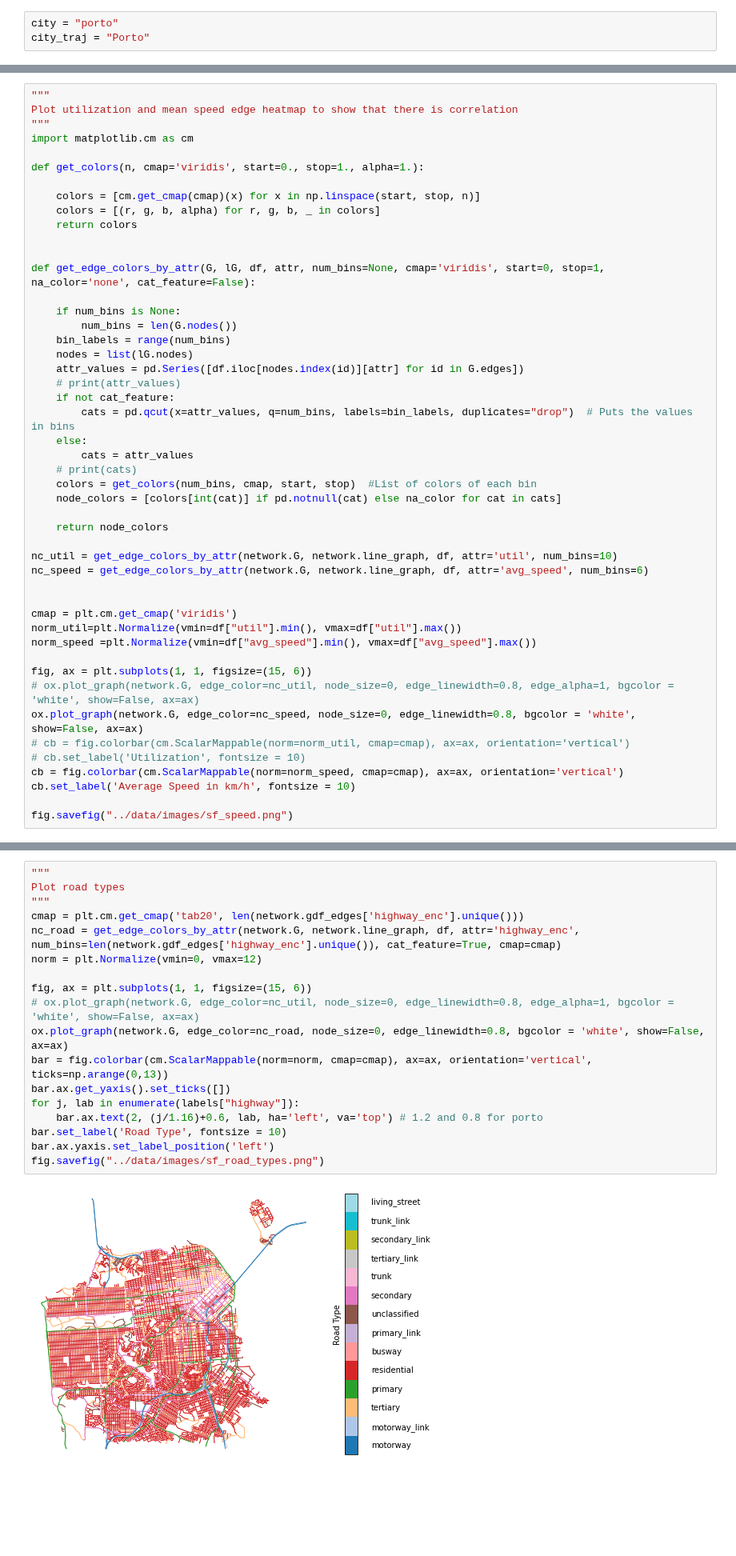
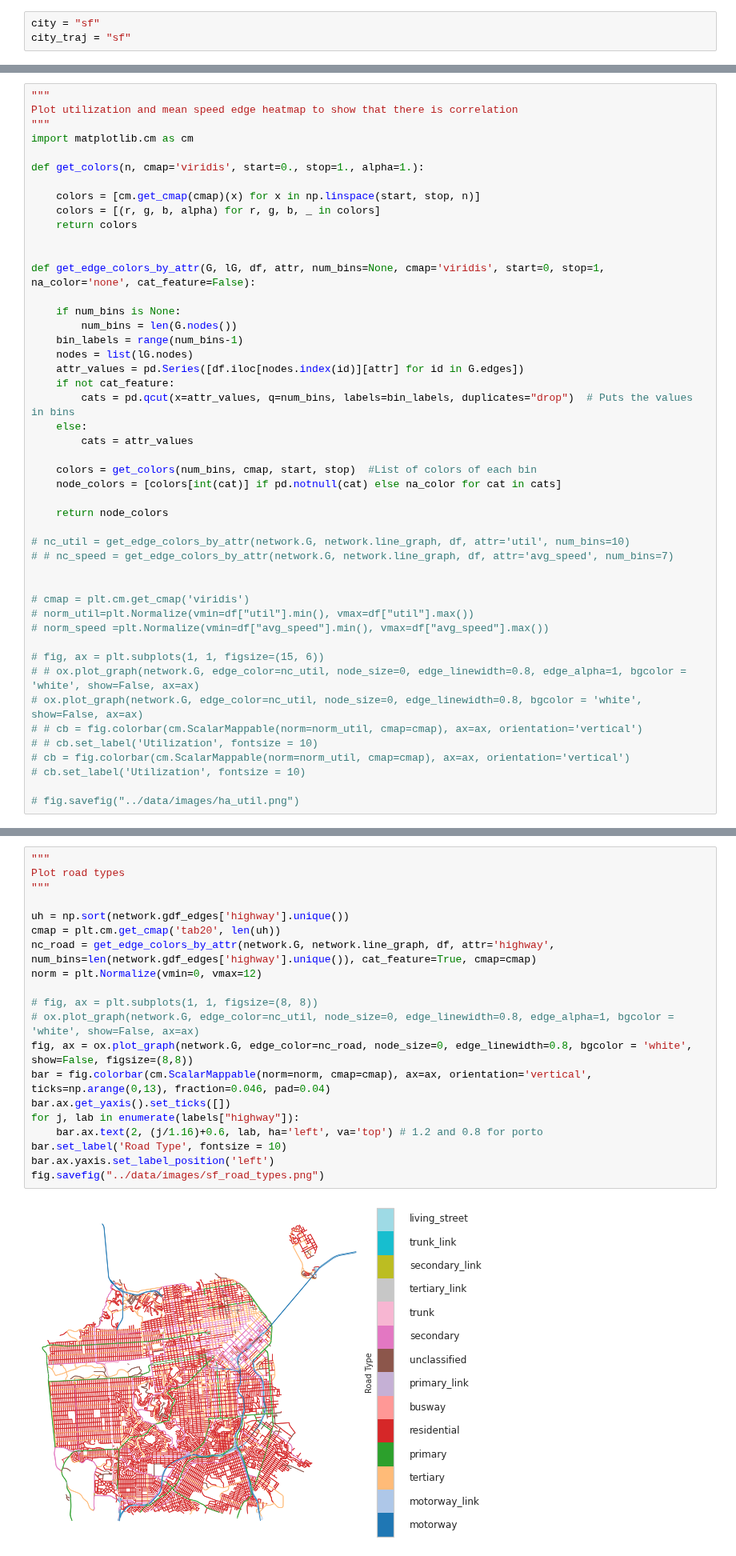
Before and after one commit to SwiftPredator/Trajectory-based-Road-Network-Representation-Learning, a Jupyter notebook: evaluation/explanatory_data_analysis.ipynb, the cells around one changed output, grey strips where cells are left out. Shown at 80% size. Drawn from its saved outputs; the diff is of its cells as text; blank space fills up the shorter version.

```diff
--- a/evaluation/explanatory_data_analysis.ipynb
+++ b/evaluation/explanatory_data_analysis.ipynb
@@ -25,6 +28,6 @@ import osmnx as ox
 # %%
-city = "porto"
-city_traj = "Porto"
+city = "sf"
+city_traj = "sf"
 # %%
 network = RoadNetwork()
 network.load(f"../osm_data/{city}")
@@ -90,34 +81,33 @@ def get_edge_colors_by_attr(G, lG, df, attr, num_bins=None, cmap='viridis', star
 
     if num_bins is None:
         num_bins = len(G.nodes())
-    bin_labels = range(num_bins)
+    bin_labels = range(num_bins-1)
     nodes = list(lG.nodes)
     attr_values = pd.Series([df.iloc[nodes.index(id)][attr] for id in G.edges])
-    # print(attr_values)
     if not cat_feature:
         cats = pd.qcut(x=attr_values, q=num_bins, labels=bin_labels, duplicates="drop")  # Puts the values in bins
     else:
         cats = attr_values
-    # print(cats)
+
     colors = get_colors(num_bins, cmap, start, stop)  #List of colors of each bin
     node_colors = [colors[int(cat)] if pd.notnull(cat) else na_color for cat in cats]
 
     return node_colors
 
-nc_util = get_edge_colors_by_attr(network.G, network.line_graph, df, attr='util', num_bins=10)
-nc_speed = get_edge_colors_by_attr(network.G, network.line_graph, df, attr='avg_speed', num_bins=6)
+# nc_util = get_edge_colors_by_attr(network.G, network.line_graph, df, attr='util', num_bins=10)
+# # nc_speed = get_edge_colors_by_attr(network.G, network.line_graph, df, attr='avg_speed', num_bins=7)
 
 
-cmap = plt.cm.get_cmap('viridis')
-norm_util=plt.Normalize(vmin=df["util"].min(), vmax=df["util"].max())
-norm_speed =plt.Normalize(vmin=df["avg_speed"].min(), vmax=df["avg_speed"].max())
+# cmap = plt.cm.get_cmap('viridis')
+# norm_util=plt.Normalize(vmin=df["util"].min(), vmax=df["util"].max())
+# norm_speed =plt.Normalize(vmin=df["avg_speed"].min(), vmax=df["avg_speed"].max())
 
-fig, ax = plt.subplots(1, 1, figsize=(15, 6))
-# ox.plot_graph(network.G, edge_color=nc_util, node_size=0, edge_linewidth=0.8, edge_alpha=1, bgcolor = 'white', show=False, ax=ax)
-ox.plot_graph(network.G, edge_color=nc_speed, node_size=0, edge_linewidth=0.8, bgcolor = 'white', show=False, ax=ax)
+# fig, ax = plt.subplots(1, 1, figsize=(15, 6))
+# # ox.plot_graph(network.G, edge_color=nc_util, node_size=0, edge_linewidth=0.8, edge_alpha=1, bgcolor = 'white', show=False, ax=ax)
+# ox.plot_graph(network.G, edge_color=nc_util, node_size=0, edge_linewidth=0.8, bgcolor = 'white', show=False, ax=ax)
+# # cb = fig.colorbar(cm.ScalarMappable(norm=norm_util, cmap=cmap), ax=ax, orientation='vertical')
+# # cb.set_label('Utilization', fontsize = 10)
 # cb = fig.colorbar(cm.ScalarMappable(norm=norm_util, cmap=cmap), ax=ax, orientation='vertical')
 # cb.set_label('Utilization', fontsize = 10)
-cb = fig.colorbar(cm.ScalarMappable(norm=norm_speed, cmap=cmap), ax=ax, orientation='vertical')
-cb.set_label('Average Speed in km/h', fontsize = 10)
 
-fig.savefig("../data/images/sf_speed.png")
+# fig.savefig("../data/images/ha_util.png")
@@ -126,20 +114,22 @@ fig.savefig("../data/images/sf_speed.png")
 # %%
 """
 Plot road types
 """
-cmap = plt.cm.get_cmap('tab20', len(network.gdf_edges['highway_enc'].unique()))
-nc_road = get_edge_colors_by_attr(network.G, network.line_graph, df, attr='highway_enc', num_bins=len(network.gdf_edges['highway_enc'].unique()), cat_feature=True, cmap=cmap)
+
+uh = np.sort(network.gdf_edges['highway'].unique())
+cmap = plt.cm.get_cmap('tab20', len(uh))
+nc_road = get_edge_colors_by_attr(network.G, network.line_graph, df, attr='highway', num_bins=len(network.gdf_edges['highway'].unique()), cat_feature=True, cmap=cmap)
 norm = plt.Normalize(vmin=0, vmax=12)
 
-fig, ax = plt.subplots(1, 1, figsize=(15, 6))
+# fig, ax = plt.subplots(1, 1, figsize=(8, 8))
 # ox.plot_graph(network.G, edge_color=nc_util, node_size=0, edge_linewidth=0.8, edge_alpha=1, bgcolor = 'white', show=False, ax=ax)
-ox.plot_graph(network.G, edge_color=nc_road, node_size=0, edge_linewidth=0.8, bgcolor = 'white', show=False, ax=ax)
-bar = fig.colorbar(cm.ScalarMappable(norm=norm, cmap=cmap), ax=ax, orientation='vertical', ticks=np.arange(0,13))
+fig, ax = ox.plot_graph(network.G, edge_color=nc_road, node_size=0, edge_linewidth=0.8, bgcolor = 'white', show=False, figsize=(8,8))
+bar = fig.colorbar(cm.ScalarMappable(norm=norm, cmap=cmap), ax=ax, orientation='vertical', ticks=np.arange(0,13), fraction=0.046, pad=0.04)
 bar.ax.get_yaxis().set_ticks([])
 for j, lab in enumerate(labels["highway"]):
     bar.ax.text(2, (j/1.16)+0.6, lab, ha='left', va='top') # 1.2 and 0.8 for porto
 bar.set_label('Road Type', fontsize = 10)
 bar.ax.yaxis.set_label_position('left')
 fig.savefig("../data/images/sf_road_types.png")
 # %% [output]
-[figure, old version]
+[figure, new version]
```
Also changed, not shown: parts of 9 cells of this notebook, 25 other files.
